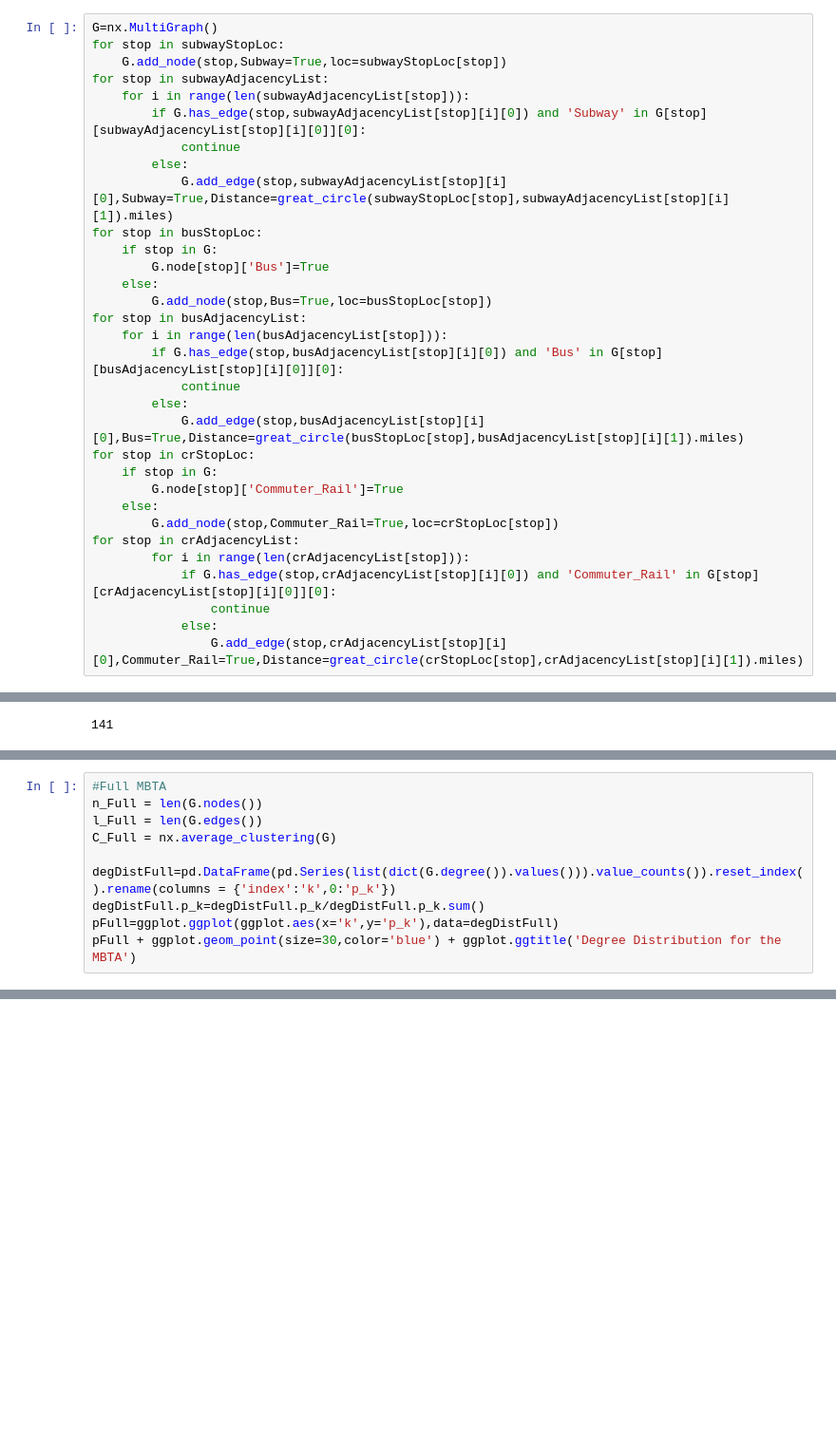
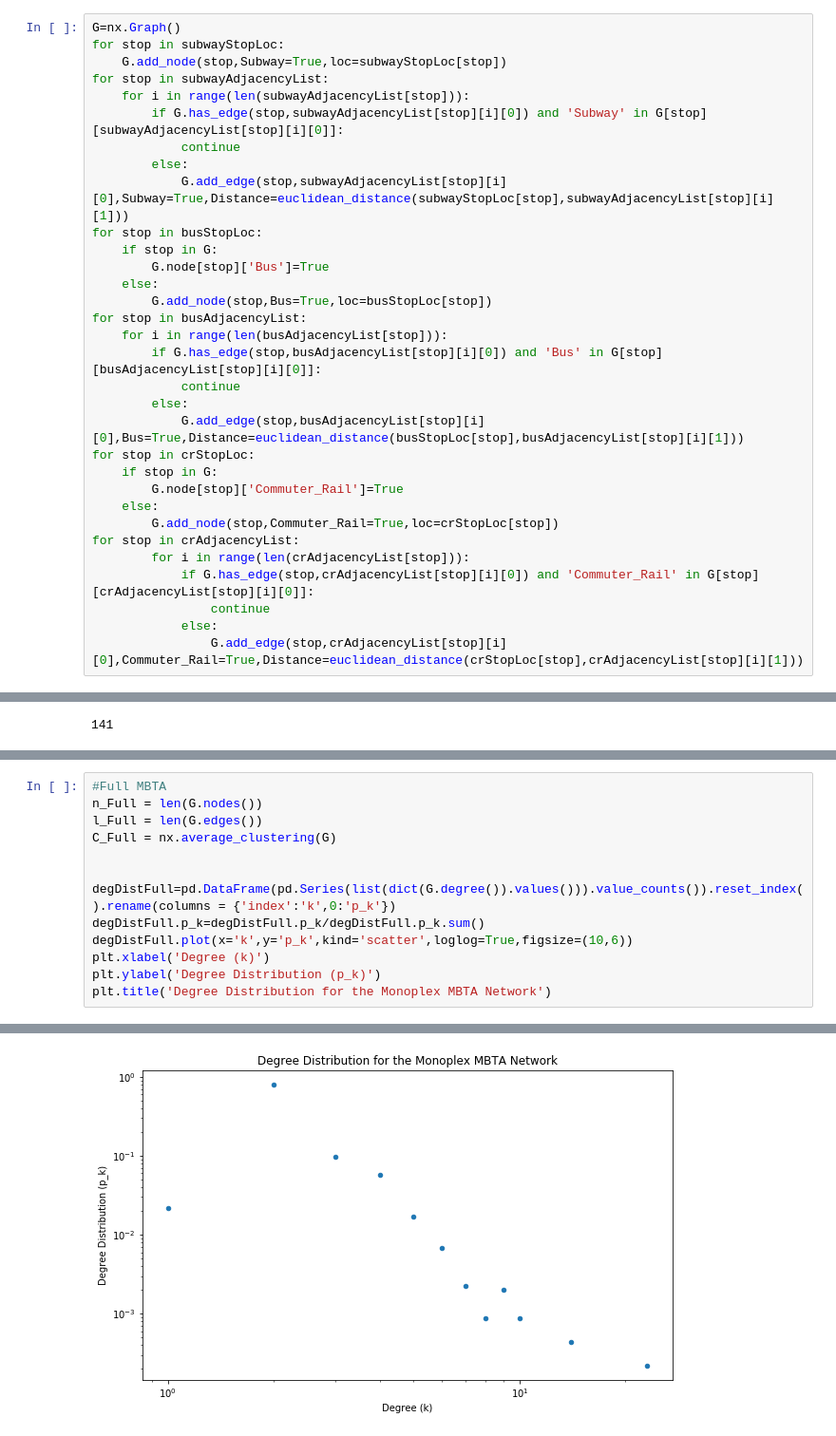
Before and after one commit to itaher1995/MBTA_Network_Analysis, a Jupyter notebook: MBTA_Network_Analysis.ipynb, the cells around one changed output, grey strips where cells are left out. Shown: that part at 95% size. Saved outputs shown, nothing was run; the diff lists cells and outputs as text; blank space fills up the shorter version.

Commit message:
potentially fixed network efficiency

```diff
--- a/MBTA_Network_Analysis.ipynb
+++ b/MBTA_Network_Analysis.ipynb
@@ -215,15 +222,15 @@ subwayStopLoc
 def euclidean_distance(u,v):
     return np.sqrt((u[0]-v[0])**2+(u[1]-v[1])**2)
 # %%
-G=nx.MultiGraph()
+G=nx.Graph()
 for stop in subwayStopLoc:
     G.add_node(stop,Subway=True,loc=subwayStopLoc[stop])
 for stop in subwayAdjacencyList:
     for i in range(len(subwayAdjacencyList[stop])):
-        if G.has_edge(stop,subwayAdjacencyList[stop][i][0]) and 'Subway' in G[stop][subwayAdjacencyList[stop][i][0]][0]:
+        if G.has_edge(stop,subwayAdjacencyList[stop][i][0]) and 'Subway' in G[stop][subwayAdjacencyList[stop][i][0]]:
             continue
         else:
-            G.add_edge(stop,subwayAdjacencyList[stop][i][0],Subway=True,Distance=great_circle(subwayStopLoc[stop],subwayAdjacencyList[stop][i][1]).miles)
+            G.add_edge(stop,subwayAdjacencyList[stop][i][0],Subway=True,Distance=euclidean_distance(subwayStopLoc[stop],subwayAdjacencyList[stop][i][1]))
 for stop in busStopLoc:
     if stop in G:
         G.node[stop]['Bus']=True
@@ -231,10 +238,10 @@ for stop in busStopLoc:
         G.add_node(stop,Bus=True,loc=busStopLoc[stop])
 for stop in busAdjacencyList:
     for i in range(len(busAdjacencyList[stop])):
-        if G.has_edge(stop,busAdjacencyList[stop][i][0]) and 'Bus' in G[stop][busAdjacencyList[stop][i][0]][0]:
+        if G.has_edge(stop,busAdjacencyList[stop][i][0]) and 'Bus' in G[stop][busAdjacencyList[stop][i][0]]:
             continue
         else:
-            G.add_edge(stop,busAdjacencyList[stop][i][0],Bus=True,Distance=great_circle(busStopLoc[stop],busAdjacencyList[stop][i][1]).miles)
+            G.add_edge(stop,busAdjacencyList[stop][i][0],Bus=True,Distance=euclidean_distance(busStopLoc[stop],busAdjacencyList[stop][i][1]))
 for stop in crStopLoc:
     if stop in G:
         G.node[stop]['Commuter_Rail']=True
@@ -242,7 +249,7 @@ for stop in crStopLoc:
         G.add_node(stop,Commuter_Rail=True,loc=crStopLoc[stop])
 for stop in crAdjacencyList:
         for i in range(len(crAdjacencyList[stop])):
-            if G.has_edge(stop,crAdjacencyList[stop][i][0]) and 'Commuter_Rail' in G[stop][crAdjacencyList[stop][i][0]][0]:
+            if G.has_edge(stop,crAdjacencyList[stop][i][0]) and 'Commuter_Rail' in G[stop][crAdjacencyList[stop][i][0]]:
                 continue
             else:
-                G.add_edge(stop,crAdjacencyList[stop][i][0],Commuter_Rail=True,Distance=great_circle(crStopLoc[stop],crAdjacencyList[stop][i][1]).miles)
+                G.add_edge(stop,crAdjacencyList[stop][i][0],Commuter_Rail=True,Distance=euclidean_distance(crStopLoc[stop],crAdjacencyList[stop][i][1]))
@@ -366,7 +390,11 @@ n_Full = len(G.nodes())
 l_Full = len(G.edges())
 C_Full = nx.average_clustering(G)
 
+
 degDistFull=pd.DataFrame(pd.Series(list(dict(G.degree()).values())).value_counts()).reset_index().rename(columns = {'index':'k',0:'p_k'})
 degDistFull.p_k=degDistFull.p_k/degDistFull.p_k.sum()
-pFull=ggplot.ggplot(ggplot.aes(x='k',y='p_k'),data=degDistFull)
-pFull + ggplot.geom_point(size=30,color='blue') + ggplot.ggtitle('Degree Distribution for the MBTA')
+degDistFull.plot(x='k',y='p_k',kind='scatter',loglog=True,figsize=(10,6))
+plt.xlabel('Degree (k)')
+plt.ylabel('Degree Distribution (p_k)')
+plt.title('Degree Distribution for the Monoplex MBTA Network')
+# %% [output]
@@ -373 +402,2 @@ pFull + ggplot.geom_point(size=30,color='blue') + ggplot.ggtitle('Degree Distrib
+[figure, added]
 # %%
```
Also changed, not shown: parts of 18 cells of this notebook.
